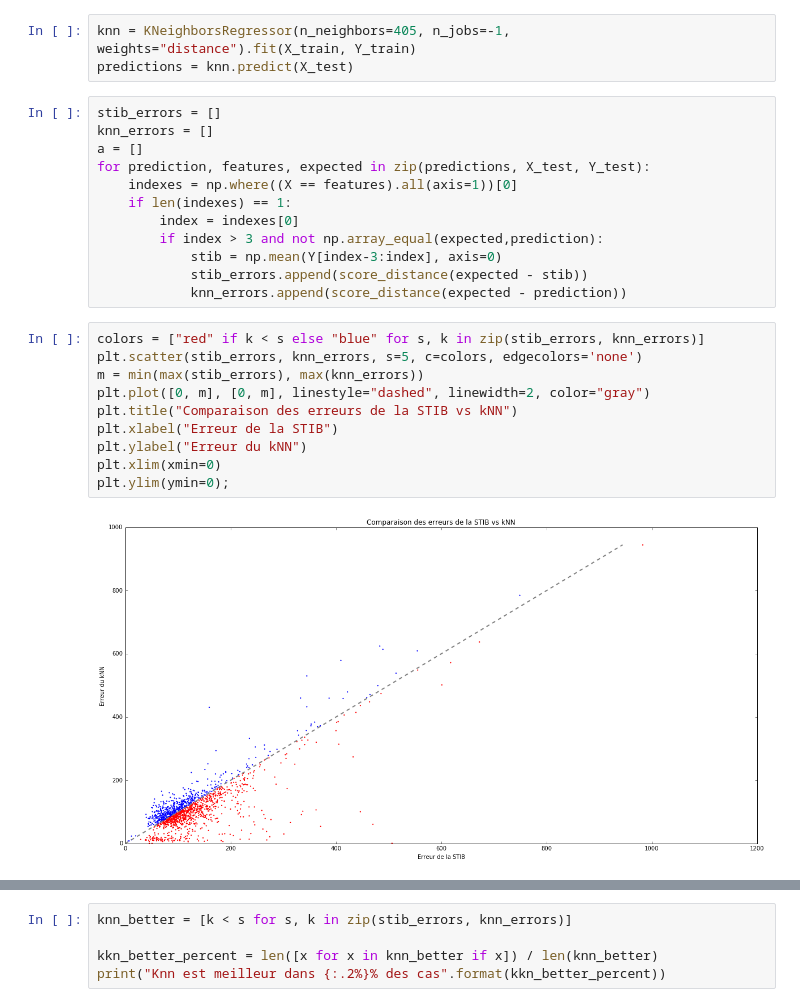
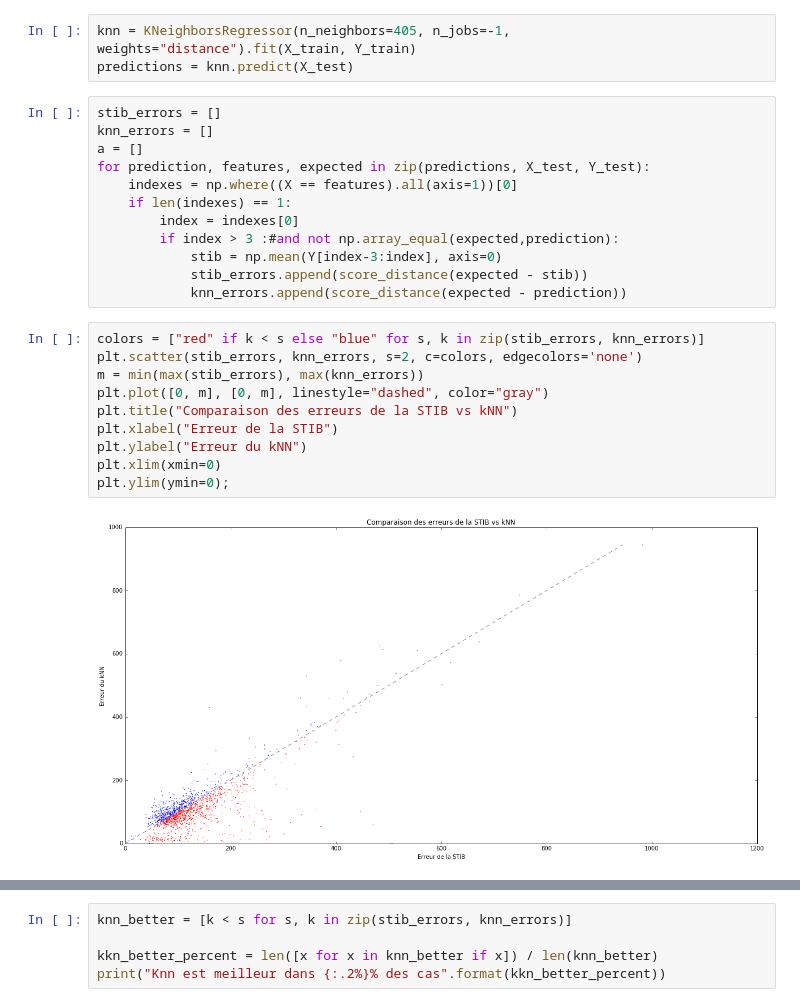
Before and after one commit to C4ptainCrunch/info-f-308, a Jupyter notebook: recherche/metrics.ipynb, the cells around one changed output, grey strips where cells are left out. Drawn from its saved outputs; the diff is of its cells as text.

```diff
--- a/recherche/metrics.ipynb
+++ b/recherche/metrics.ipynb
@@ -231,19 +231,19 @@ for prediction, features, expected in zip(predictions, X_test, Y_test):
     indexes = np.where((X == features).all(axis=1))[0]
     if len(indexes) == 1:
         index = indexes[0]
-        if index > 3 and not np.array_equal(expected,prediction):
+        if index > 3 :#and not np.array_equal(expected,prediction):
             stib = np.mean(Y[index-3:index], axis=0)
             stib_errors.append(score_distance(expected - stib))
             knn_errors.append(score_distance(expected - prediction))
 # %%
 colors = ["red" if k < s else "blue" for s, k in zip(stib_errors, knn_errors)]
-plt.scatter(stib_errors, knn_errors, s=5, c=colors, edgecolors='none')
+plt.scatter(stib_errors, knn_errors, s=2, c=colors, edgecolors='none')
 m = min(max(stib_errors), max(knn_errors))
-plt.plot([0, m], [0, m], linestyle="dashed", linewidth=2, color="gray")
+plt.plot([0, m], [0, m], linestyle="dashed", color="gray")
 plt.title("Comparaison des erreurs de la STIB vs kNN")
 plt.xlabel("Erreur de la STIB")
 plt.ylabel("Erreur du kNN")
 plt.xlim(xmin=0)
 plt.ylim(ymin=0);
 # %% [output]
-[figure, old version]
+[figure, new version]
```
Also changed, not shown: parts of 5 cells of this notebook.
